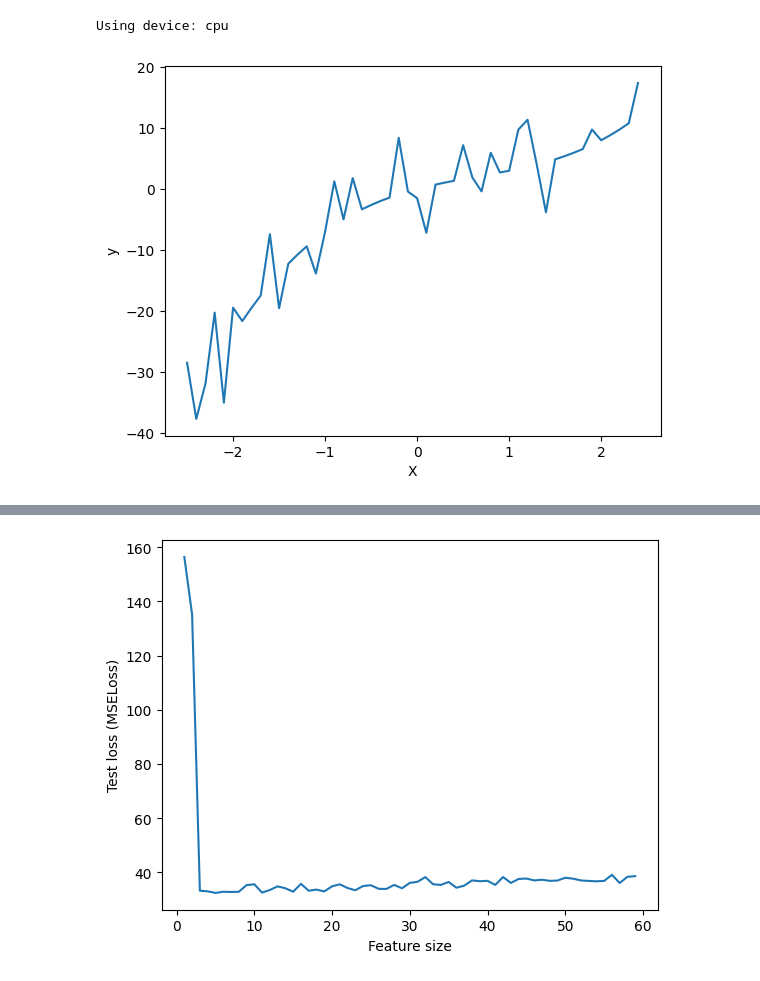
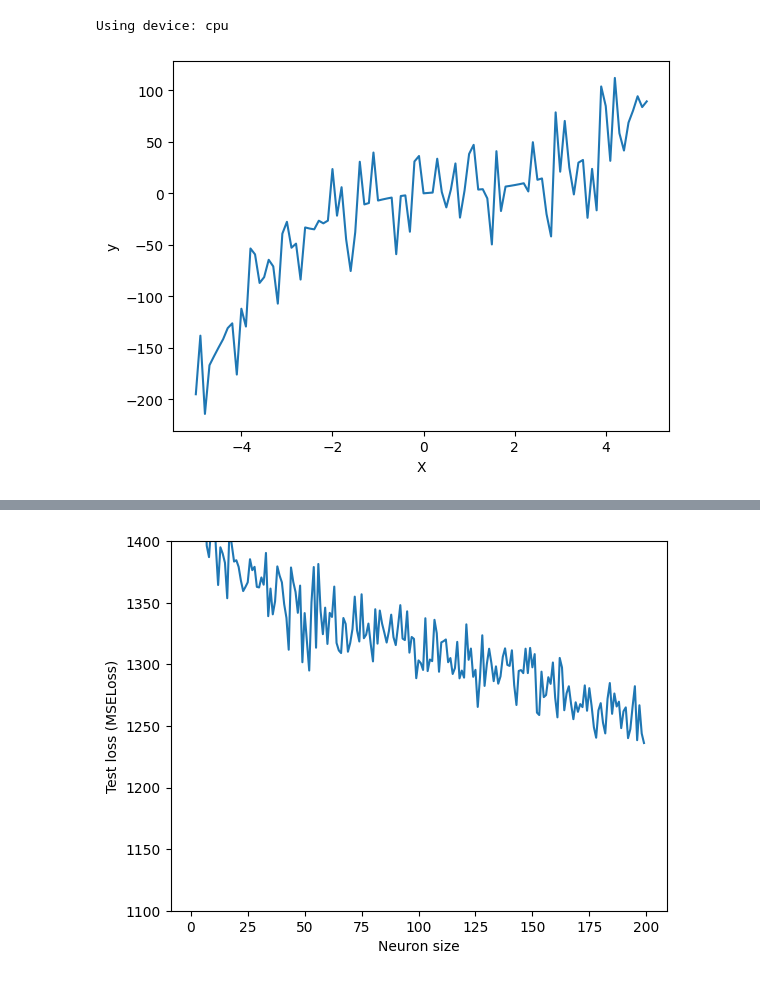
Before and after one commit to Yufei-Gu-451/parameter-wise-double-descent, a Jupyter notebook: workspace.ipynb, the cells around one changed output, grey strips where cells are left out. Drawn from its saved outputs; the diff is of its cells as text; code cells hidden in the pictures.

```diff
--- a/workspace.ipynb
+++ b/workspace.ipynb
@@ -41,7 +41,8 @@ class MLP(nn.Module):
 
         self.linear = nn.Sequential(
             nn.Linear(feature_size, self.n),
-            nn.Linear(self.n,1)
+            nn.ReLU(),
+            nn.Linear(self.n, 1)
         )
 
     def forward(self, x):
@@ -76,9 +77,9 @@ def data_loader_2(sample_size, feature_size):
         X_list.append(x)
         rd = 0
         if (random.random() <= 0.3):
-            rd = 10 * random.random()
+            rd = 60 * random.random()
         elif (0.3 < random.random() <= 0.6):
-            rd = - 10 * random.random()
+            rd = - 60 * random.random()
 
         y_list.append(x**3 - 2*x**2 + 4*x + rd)
         y_list_2.append(x**3 - 2*x**2 + 4*x)
@@ -92,7 +93,7 @@ def data_loader_2(sample_size, feature_size):
     y = np.expand_dims(y_list, -1)
     y_2 = np.expand_dims(y_list_2, -1)
 
-    X_train, X_test, y_train, y_test = train_test_split(X, y, test_size=0.5, random_state=42)
+    X_train, X_test, y_train, y_test = train_test_split(X, y, test_size=0.8, random_state=42)
 
     train_dataset = myDataSet(X_train, y_train)
     test_dataset = myDataSet(X_test, y_test)
@@ -191,17 +192,18 @@ def train_model_fix(train_loader, test_loader, neuron_size, feature_size):
     return total_test_loss.detach().cpu().squeeze().numpy()
 # %%
 losses = []
-n_neurons = [i for i in range(1, 60, 1)]
-train_loader, test_loader = data_loader_2(50, 1)
+n_neurons = [i for i in range(1, 200, 1)]
+train_loader, test_loader = data_loader_2(100, 1)
 
 for n in n_neurons:
     l = train_model(train_loader, test_loader, n, 1)
     print("Neuron Size : ", n, " ; Test Loss : ", l)
     losses.append(l)
 
-plt.xlabel("Feature size")
+plt.xlabel("Neuron size")
 plt.ylabel("Test loss (MSELoss)")
 plt.plot(n_neurons, losses)
+plt.ylim([1100, 1400])
 plt.show()
 # %% [output]
-[figure, old version]
+[figure, new version]
@@ -225,3 +227,3 @@ Neuron Size :  59  ; Test Loss :  38.64959
-[figure, old version]
+[figure, new version]
 # %%
 losses = []
```
Also changed, not shown: parts of 4 cells of this notebook.
